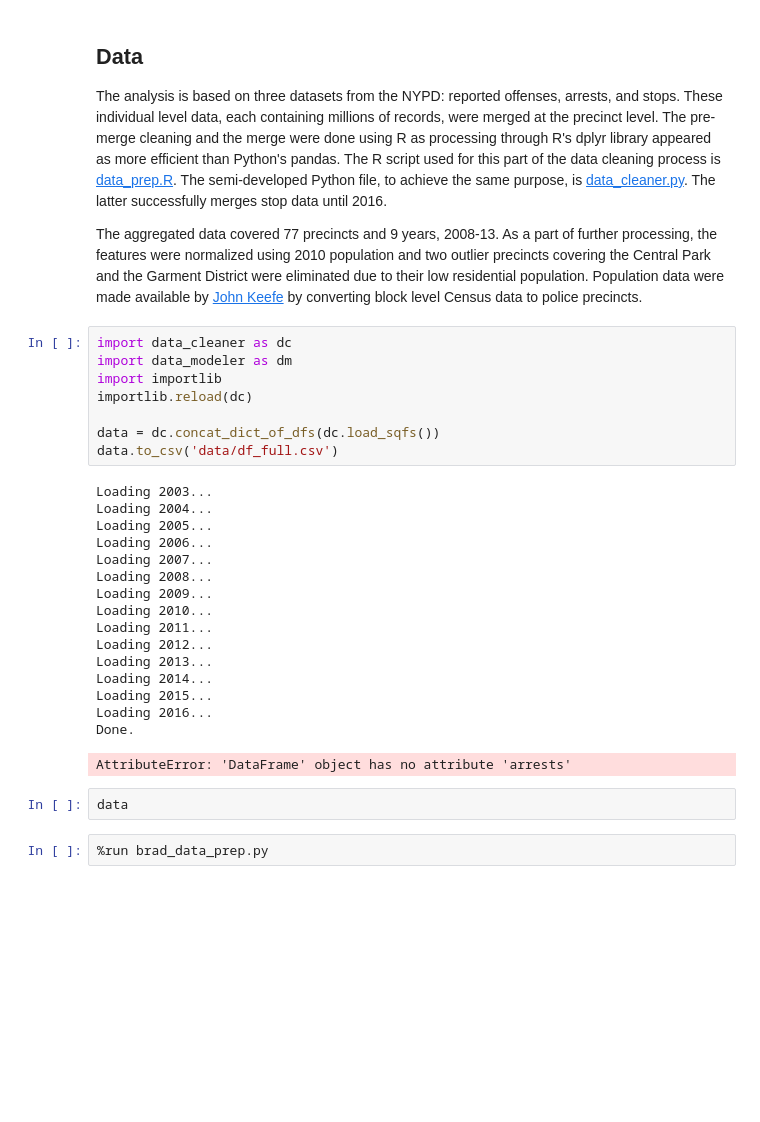
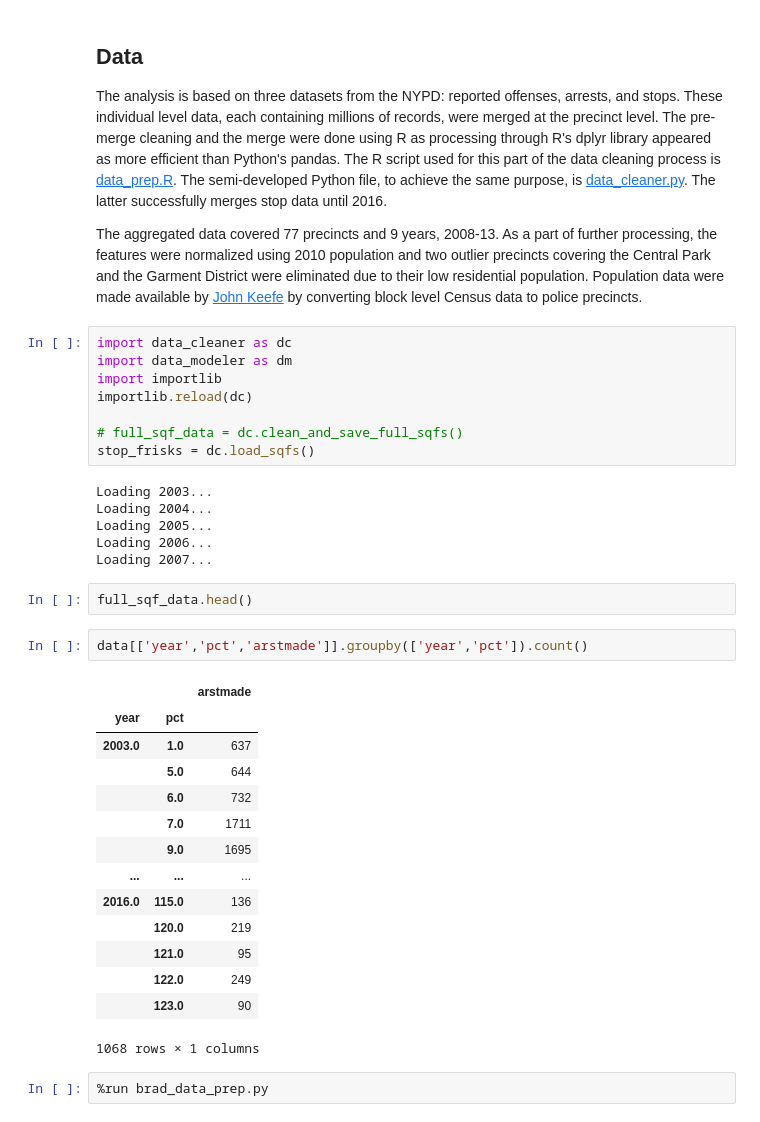
Before and after one commit to anilca-lab/FIS-Mod4-Project, a Jupyter notebook: Master_Notebook-brad.ipynb, the cells around one changed output. Cells and saved outputs as stored; diff of their text form; blank space fills up the shorter version.

```diff
--- a/Master_Notebook-brad.ipynb
+++ b/Master_Notebook-brad.ipynb
@@ -20,27 +20,33 @@ import data_modeler as dm
 import importlib
 importlib.reload(dc)
 
-data = dc.concat_dict_of_dfs(dc.load_sqfs())
-data.to_csv('data/df_full.csv')
+# full_sqf_data = dc.clean_and_save_full_sqfs()
+stop_frisks = dc.load_sqfs()
 # %% [output]
 Loading 2003...
 Loading 2004...
 Loading 2005...
 Loading 2006...
 Loading 2007...
-Loading 2008...
-Loading 2009...
-Loading 2010...
-Loading 2011...
-Loading 2012...
-Loading 2013...
-Loading 2014...
-Loading 2015...
-Loading 2016...
-Done.
-AttributeError: 'DataFrame' object has no attribute 'arrests'
-# %%
-data
+# %%
+full_sqf_data.head()
+# %%
+data[['year','pct','arstmade']].groupby(['year','pct']).count()
+# %% [output]
+|  |  | arstmade |
+| year | pct |  |
+| 2003.0 | 1.0 | 637 |
+|  | 5.0 | 644 |
+|  | 6.0 | 732 |
+|  | 7.0 | 1711 |
+|  | 9.0 | 1695 |
+| ... | ... | ... |
+| 2016.0 | 115.0 | 136 |
+|  | 120.0 | 219 |
+|  | 121.0 | 95 |
+|  | 122.0 | 249 |
+|  | 123.0 | 90 |
+1068 rows × 1 columns
 # %%
 %run brad_data_prep.py
 # %% [output]
```
Also changed, not shown: 4 other files.
